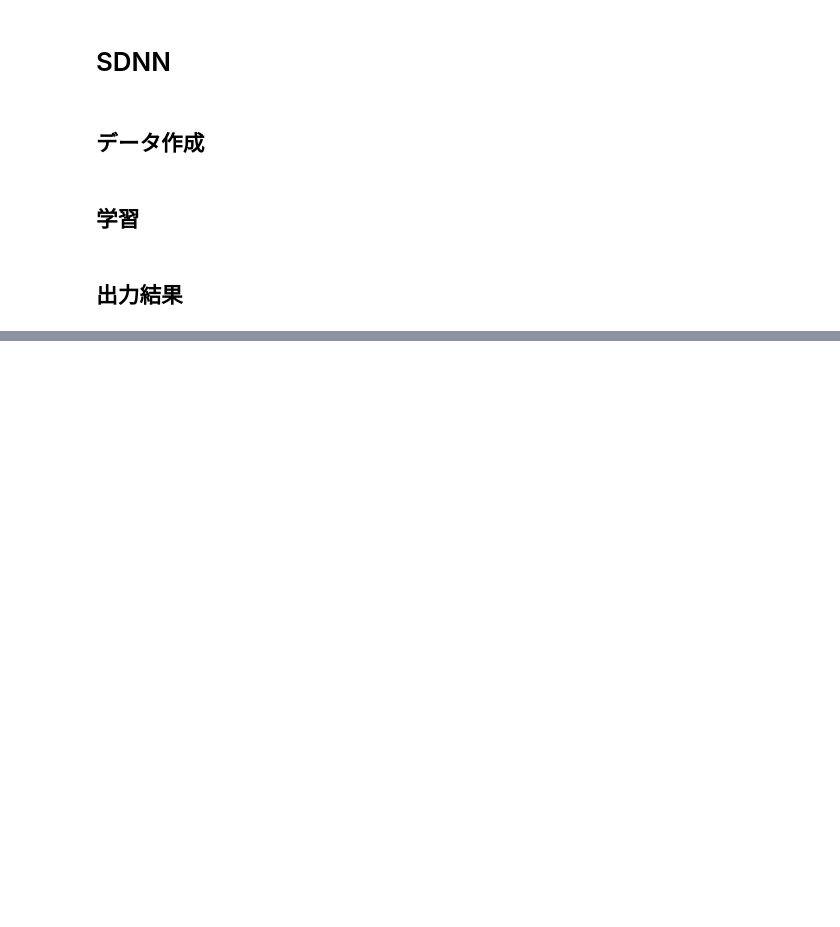
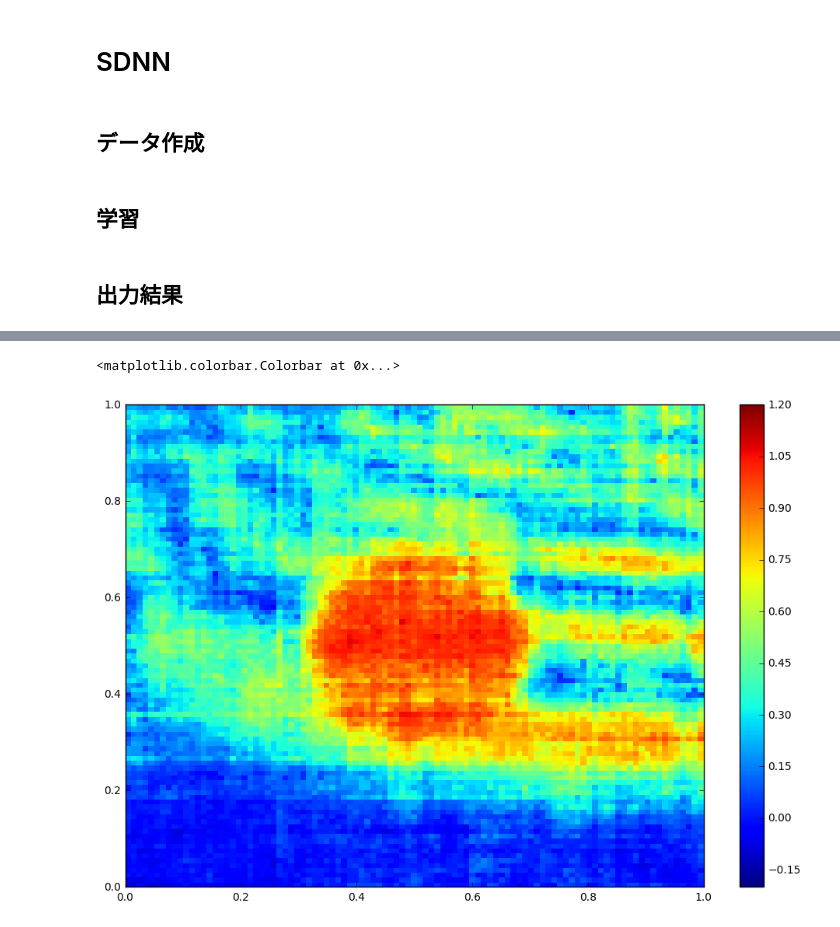
Before and after one commit to gatakaba/pySDNN, a Jupyter notebook: notebook/SDNN.ipynb, the cells around one changed output, grey strips where cells are left out. Saved outputs shown, nothing was run; the diff lists cells and outputs as text; code cells hidden in the pictures; blank space fills up the shorter version.

```diff
--- a/notebook/SDNN.ipynb
+++ b/notebook/SDNN.ipynb
@@ -36,0 +46,9 @@ plt.colorbar()
+# %%
+sdnn = SDNN(code_pattern_dim=100,input_division_num=100,reversal_num=2,hidden_layer_num=100,eta=10 ** -3)
+sdnn.fit(train_X, train_y)
+prediction_y = sdnn.predict(test_X)
+plt.pcolor(xx, yy, prediction_y.reshape([N, N]), vmin=-0.2, vmax=1.2, cmap='jet')
+plt.colorbar()
+# %% [output]
+<matplotlib.colorbar.Colorbar at 0x...>
+[figure, added]
```
Also changed, not shown: parts of 2 cells of this notebook, 1 other file.
